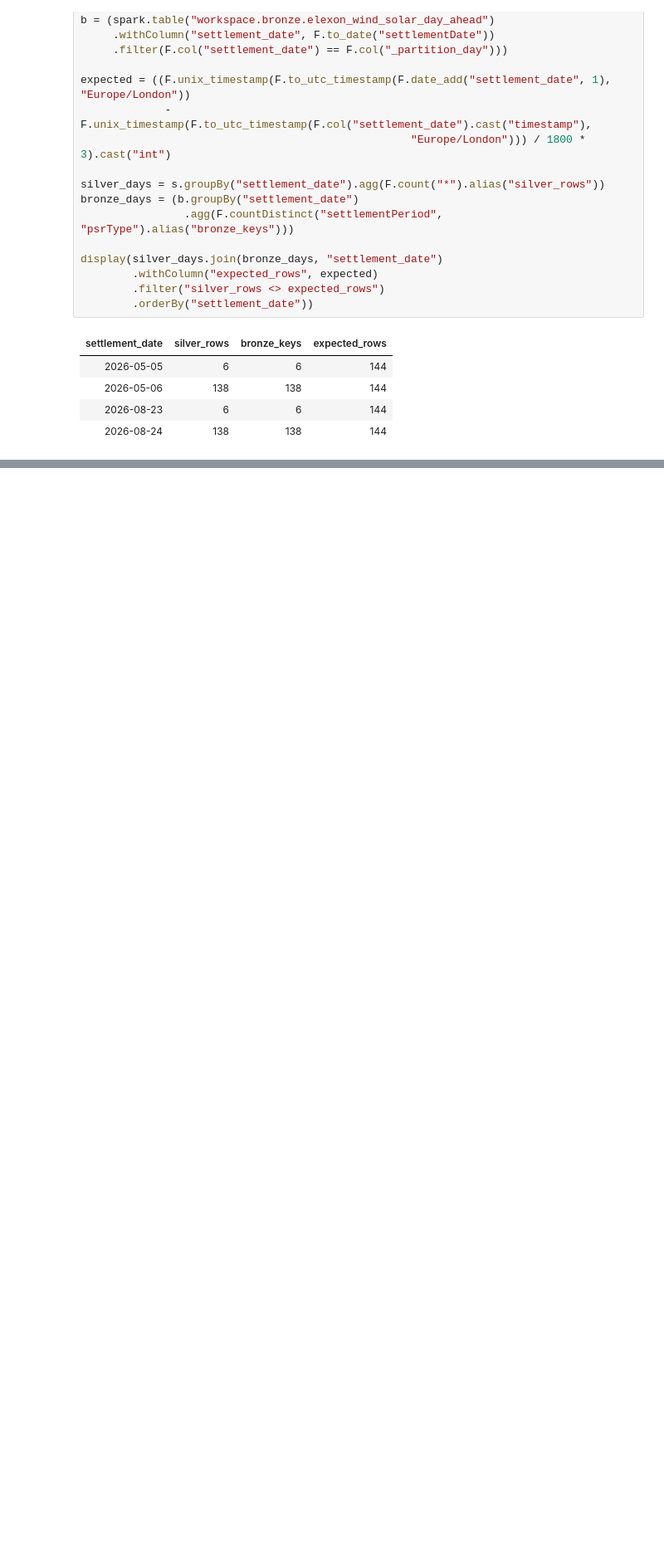
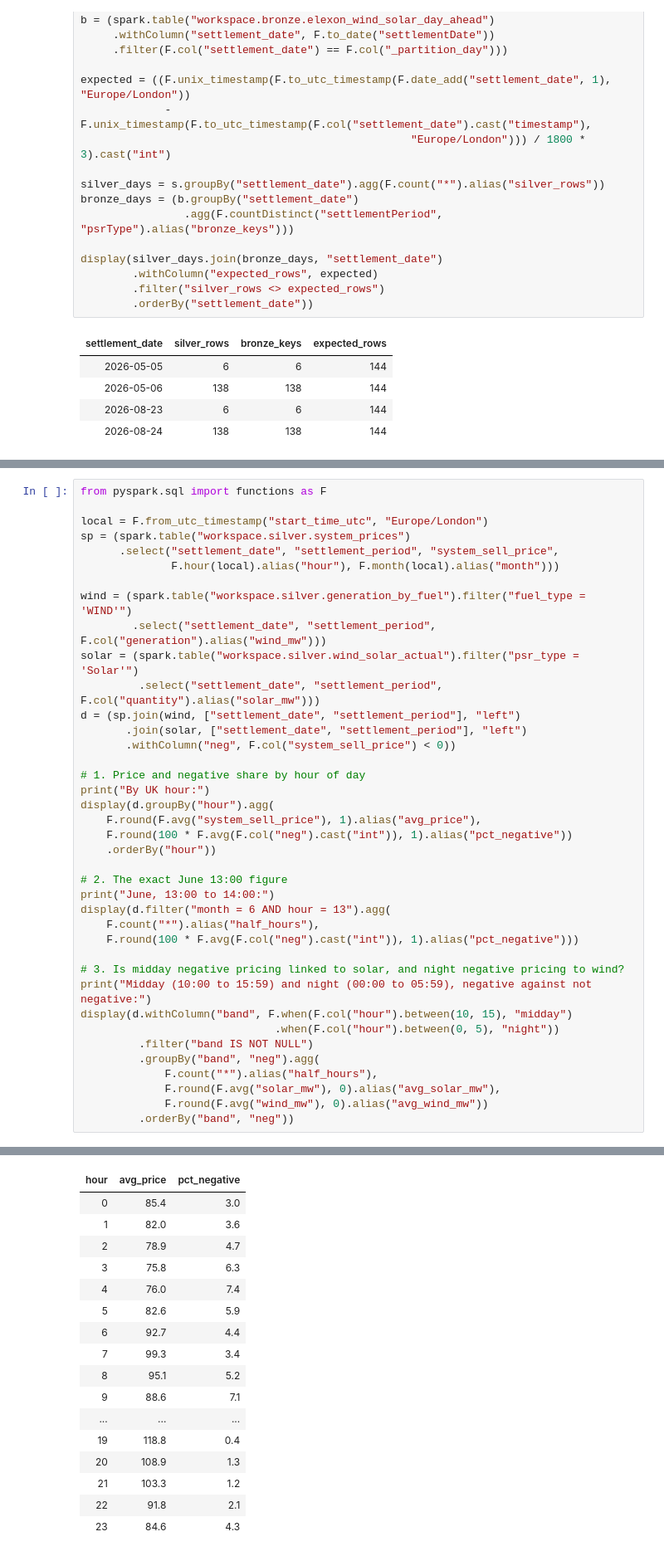
Before and after one commit to umarkhan0206/uk-power-pipeline, a Jupyter notebook: databricks/03_silver.ipynb, the cells around one changed output, grey strips where cells are left out. Shown at 83% size. Saved outputs shown, nothing was run; the diff lists cells and outputs as text; blank space fills up the shorter version.

```diff
--- a/databricks/03_silver.ipynb
+++ b/databricks/03_silver.ipynb
@@ -639,0 +724,40 @@ display(silver_days.join(bronze_days, "settlement_date")
+# %%
+from pyspark.sql import functions as F
+
+local = F.from_utc_timestamp("start_time_utc", "Europe/London")
+sp = (spark.table("workspace.silver.system_prices")
+      .select("settlement_date", "settlement_period", "system_sell_price",
+              F.hour(local).alias("hour"), F.month(local).alias("month")))
+
+wind = (spark.table("workspace.silver.generation_by_fuel").filter("fuel_type = 'WIND'")
+        .select("settlement_date", "settlement_period", F.col("generation").alias("wind_mw")))
+solar = (spark.table("workspace.silver.wind_solar_actual").filter("psr_type = 'Solar'")
+         .select("settlement_date", "settlement_period", F.col("quantity").alias("solar_mw")))
+d = (sp.join(wind, ["settlement_date", "settlement_period"], "left")
+       .join(solar, ["settlement_date", "settlement_period"], "left")
+       .withColumn("neg", F.col("system_sell_price") < 0))
+
+# 1. Price and negative share by hour of day
+print("By UK hour:")
+display(d.groupBy("hour").agg(
+    F.round(F.avg("system_sell_price"), 1).alias("avg_price"),
+    F.round(100 * F.avg(F.col("neg").cast("int")), 1).alias("pct_negative"))
+    .orderBy("hour"))
+
+# 2. The exact June 13:00 figure
+print("June, 13:00 to 14:00:")
+display(d.filter("month = 6 AND hour = 13").agg(
+    F.count("*").alias("half_hours"),
+    F.round(100 * F.avg(F.col("neg").cast("int")), 1).alias("pct_negative")))
+
+# 3. Is midday negative pricing linked to solar, and night negative pricing to wind?
+print("Midday (10:00 to 15:59) and night (00:00 to 05:59), negative against not negative:")
+display(d.withColumn("band", F.when(F.col("hour").between(10, 15), "midday")
+                              .when(F.col("hour").between(0, 5), "night"))
+         .filter("band IS NOT NULL")
+         .groupBy("band", "neg").agg(
+             F.count("*").alias("half_hours"),
+             F.round(F.avg("solar_mw"), 0).alias("avg_solar_mw"),
+             F.round(F.avg("wind_mw"), 0).alias("avg_wind_mw"))
+         .orderBy("band", "neg"))
+# %% [output]
@@ -639,0 +765,17 @@ display(silver_days.join(bronze_days, "settlement_date")
+| hour | avg_price | pct_negative |
+| 0 | 85.4 | 3.0 |
+| 1 | 82.0 | 3.6 |
+| 2 | 78.9 | 4.7 |
+| 3 | 75.8 | 6.3 |
+| 4 | 76.0 | 7.4 |
+| 5 | 82.6 | 5.9 |
+| 6 | 92.7 | 4.4 |
+| 7 | 99.3 | 3.4 |
+| 8 | 95.1 | 5.2 |
+| 9 | 88.6 | 7.1 |
+| ... | ... | ... |
+| 19 | 118.8 | 0.4 |
+| 20 | 108.9 | 1.3 |
+| 21 | 103.3 | 1.2 |
+| 22 | 91.8 | 2.1 |
+| 23 | 84.6 | 4.3 |
```
Also changed, not shown: parts of 3 cells of this notebook, 3 other files.
